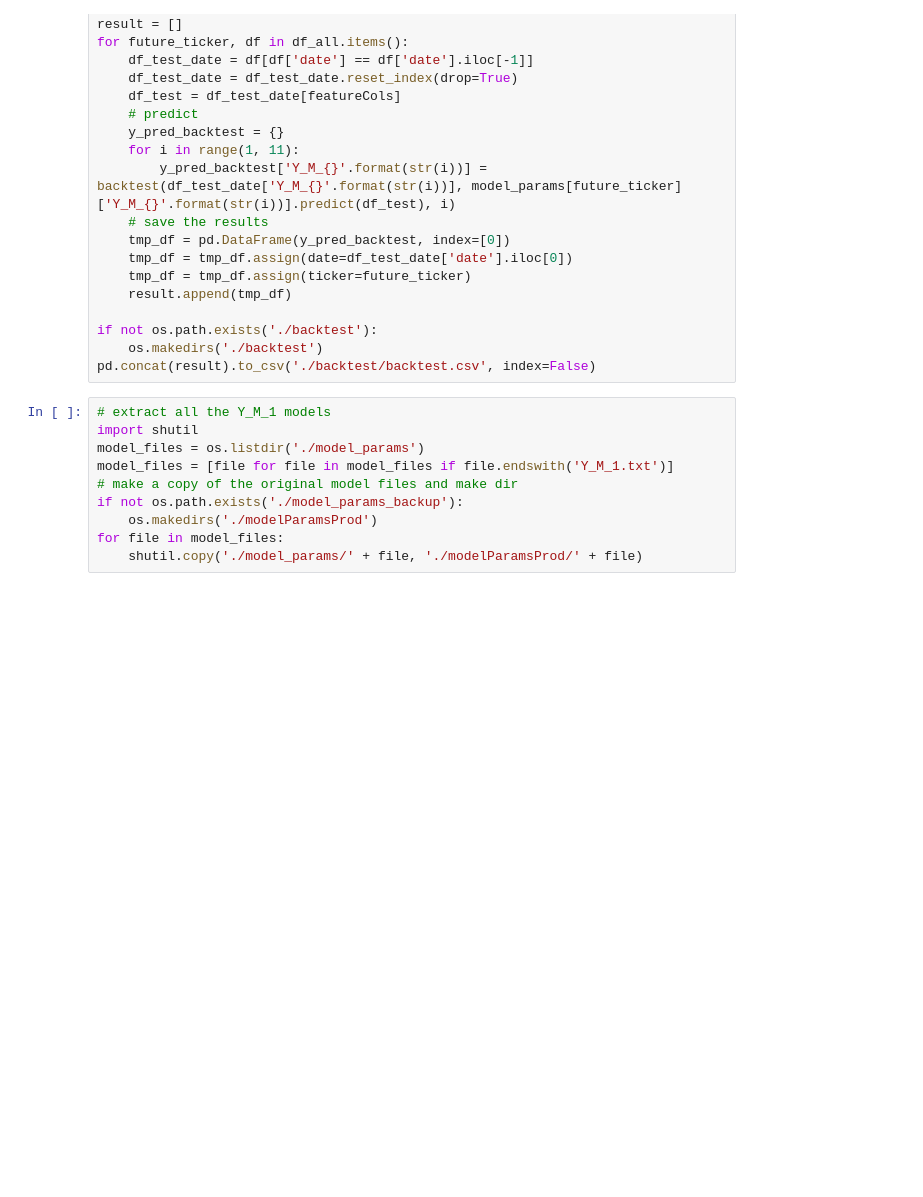
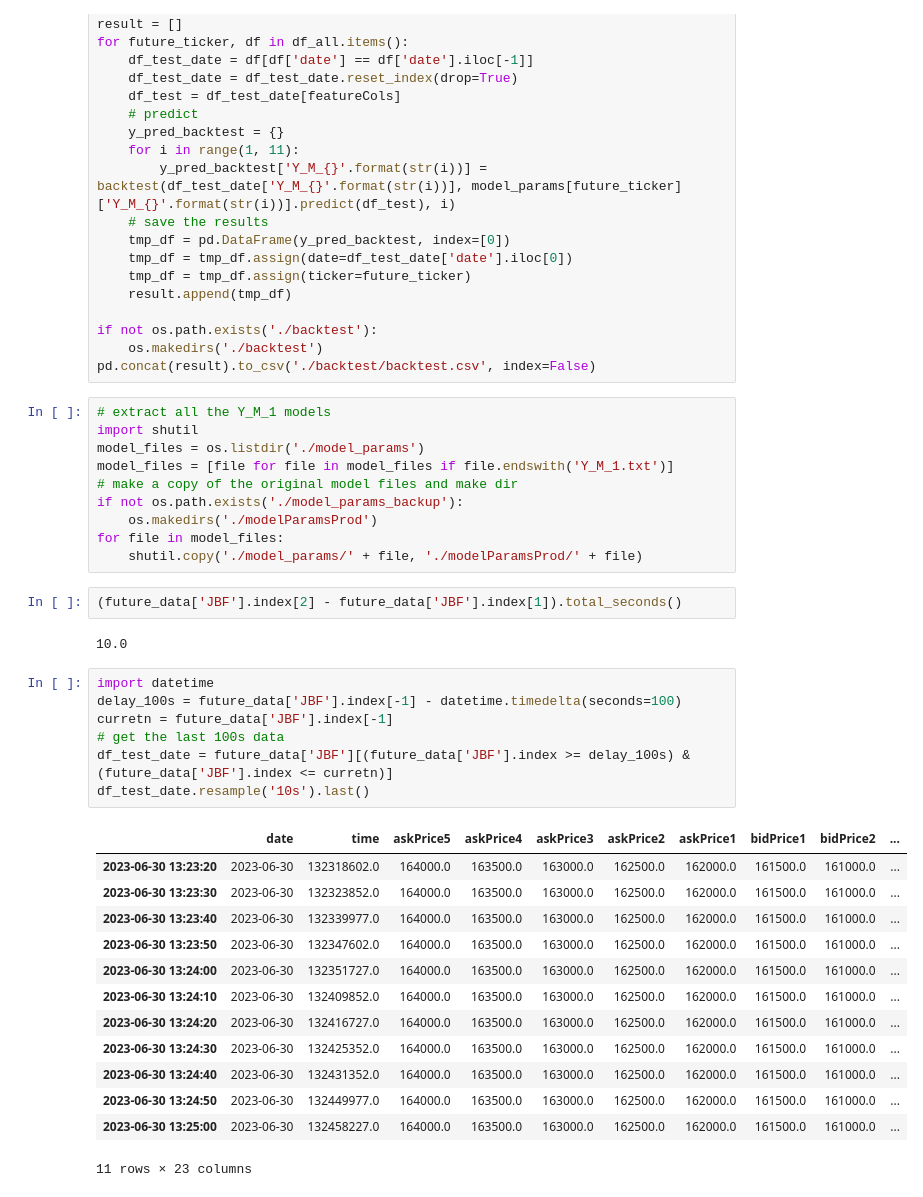
Before and after one commit to Hansen-chen/realtime_order_pnl_report, a Jupyter notebook: ModelBuilding.ipynb, the cells around one changed output. Cells and saved outputs as stored; diff of their text form; blank space fills up the shorter version.

```diff
--- a/ModelBuilding.ipynb
+++ b/ModelBuilding.ipynb
@@ -449,3 +449,28 @@ if not os.path.exists('./model_params_backup'):
     os.makedirs('./modelParamsProd')
 for file in model_files:
     shutil.copy('./model_params/' + file, './modelParamsProd/' + file)
+# %%
+(future_data['JBF'].index[2] - future_data['JBF'].index[1]).total_seconds()
+# %% [output]
+10.0
+# %%
+import datetime
+delay_100s = future_data['JBF'].index[-1] - datetime.timedelta(seconds=100)
+curretn = future_data['JBF'].index[-1]
+# get the last 100s data
+df_test_date = future_data['JBF'][(future_data['JBF'].index >= delay_100s) & (future_data['JBF'].index <= curretn)]
+df_test_date.resample('10s').last()
+# %% [output]
+|  | date | time | askPrice5 | askPrice4 | askPrice3 | askPrice2 | askPrice1 | bidPrice1 | bidPrice2 | ... |
+| 2023-06-30 13:23:20 | 2023-06-30 | 132318602.0 | 164000.0 | 163500.0 | 163000.0 | 162500.0 | 162000.0 | 161500.0 | 161000.0 | ... |
+| 2023-06-30 13:23:30 | 2023-06-30 | 132323852.0 | 164000.0 | 163500.0 | 163000.0 | 162500.0 | 162000.0 | 161500.0 | 161000.0 | ... |
+| 2023-06-30 13:23:40 | 2023-06-30 | 132339977.0 | 164000.0 | 163500.0 | 163000.0 | 162500.0 | 162000.0 | 161500.0 | 161000.0 | ... |
+| 2023-06-30 13:23:50 | 2023-06-30 | 132347602.0 | 164000.0 | 163500.0 | 163000.0 | 162500.0 | 162000.0 | 161500.0 | 161000.0 | ... |
+| 2023-06-30 13:24:00 | 2023-06-30 | 132351727.0 | 164000.0 | 163500.0 | 163000.0 | 162500.0 | 162000.0 | 161500.0 | 161000.0 | ... |
+| 2023-06-30 13:24:10 | 2023-06-30 | 132409852.0 | 164000.0 | 163500.0 | 163000.0 | 162500.0 | 162000.0 | 161500.0 | 161000.0 | ... |
+| 2023-06-30 13:24:20 | 2023-06-30 | 132416727.0 | 164000.0 | 163500.0 | 163000.0 | 162500.0 | 162000.0 | 161500.0 | 161000.0 | ... |
+| 2023-06-30 13:24:30 | 2023-06-30 | 132425352.0 | 164000.0 | 163500.0 | 163000.0 | 162500.0 | 162000.0 | 161500.0 | 161000.0 | ... |
+| 2023-06-30 13:24:40 | 2023-06-30 | 132431352.0 | 164000.0 | 163500.0 | 163000.0 | 162500.0 | 162000.0 | 161500.0 | 161000.0 | ... |
+| 2023-06-30 13:24:50 | 2023-06-30 | 132449977.0 | 164000.0 | 163500.0 | 163000.0 | 162500.0 | 162000.0 | 161500.0 | 161000.0 | ... |
+| 2023-06-30 13:25:00 | 2023-06-30 | 132458227.0 | 164000.0 | 163500.0 | 163000.0 | 162500.0 | 162000.0 | 161500.0 | 161000.0 | ... |
+11 rows × 23 columns
```
Also changed, not shown: 2 other files.
